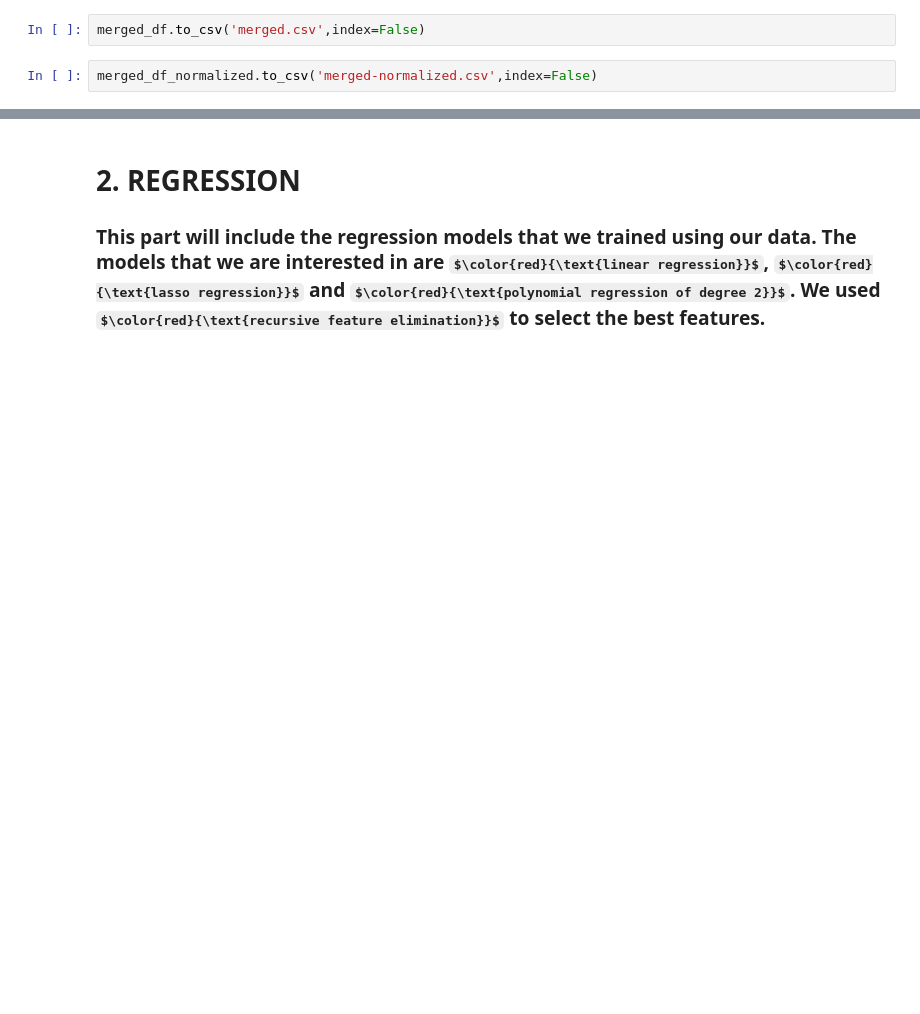
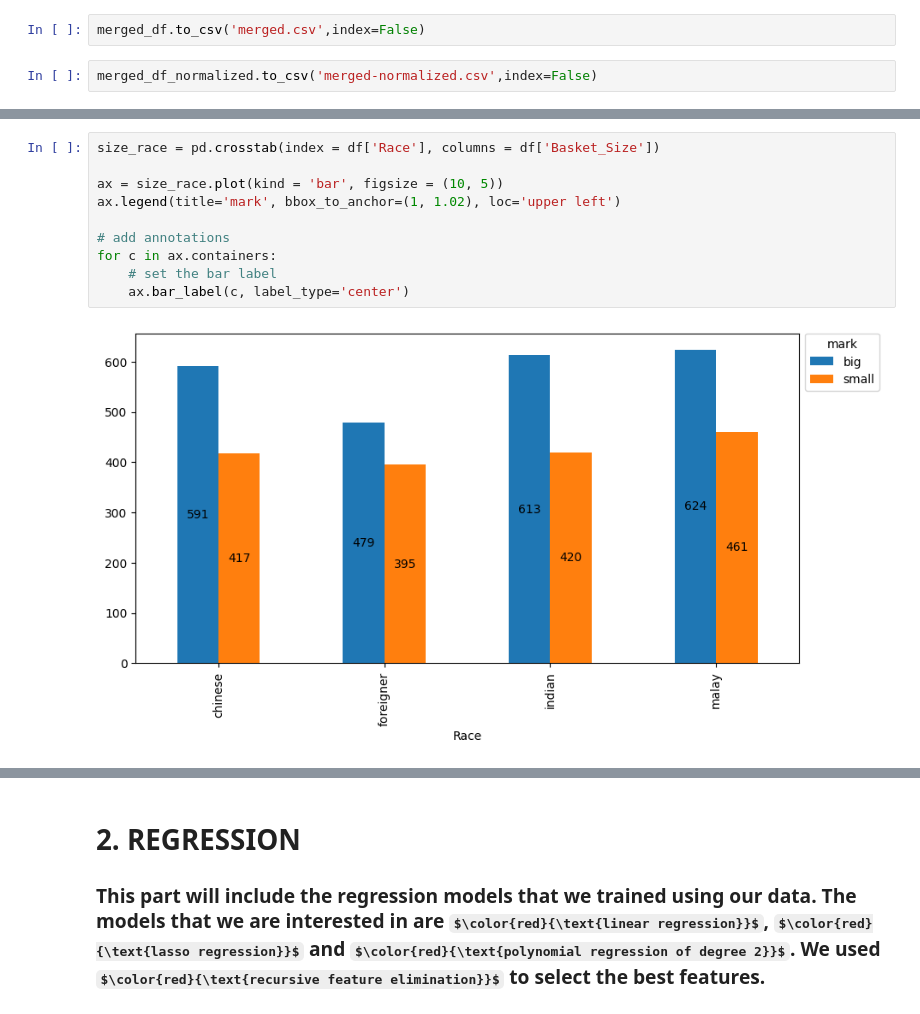
Before and after one commit to haziqfaiz-mmu/data-mining-project, a Jupyter notebook: FINAL.ipynb, the cells around one changed output, grey strips where cells are left out. Saved outputs shown, nothing was run; the diff lists cells and outputs as text; some formulas as TeX source; blank space fills up the shorter version.

```diff
--- a/FINAL.ipynb
+++ b/FINAL.ipynb
@@ -268,0 +282,12 @@ merged_df_normalized.to_csv('merged-normalized.csv',index=False)
+# %%
+size_race = pd.crosstab(index = df['Race'], columns = df['Basket_Size'])
+
+ax = size_race.plot(kind = 'bar', figsize = (10, 5))
+ax.legend(title='mark', bbox_to_anchor=(1, 1.02), loc='upper left')
+
+# add annotations
+for c in ax.containers:
+    # set the bar label
+    ax.bar_label(c, label_type='center')
+# %% [output]
+[figure, added]
```
Also changed, not shown: parts of 91 cells of this notebook, 4 other files.
